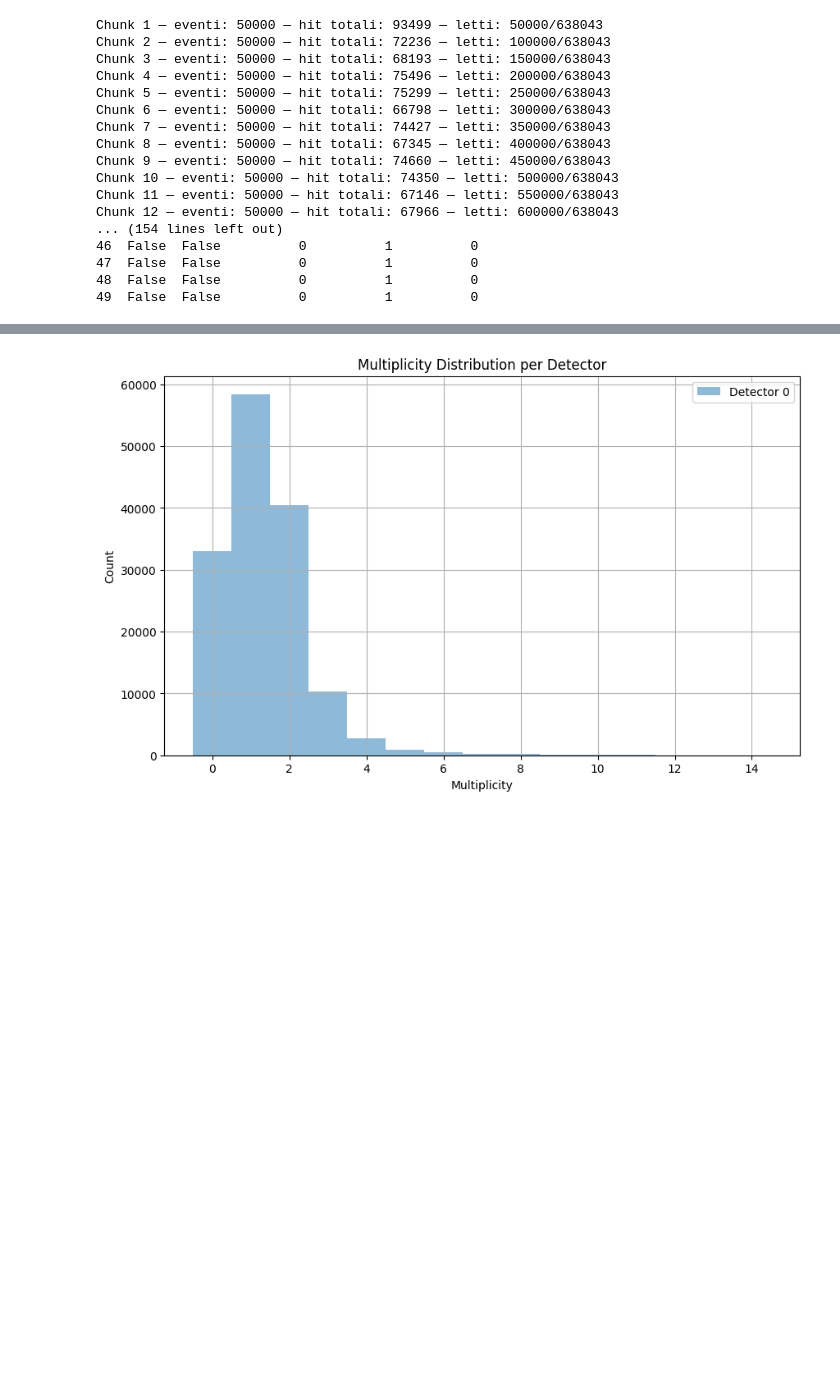
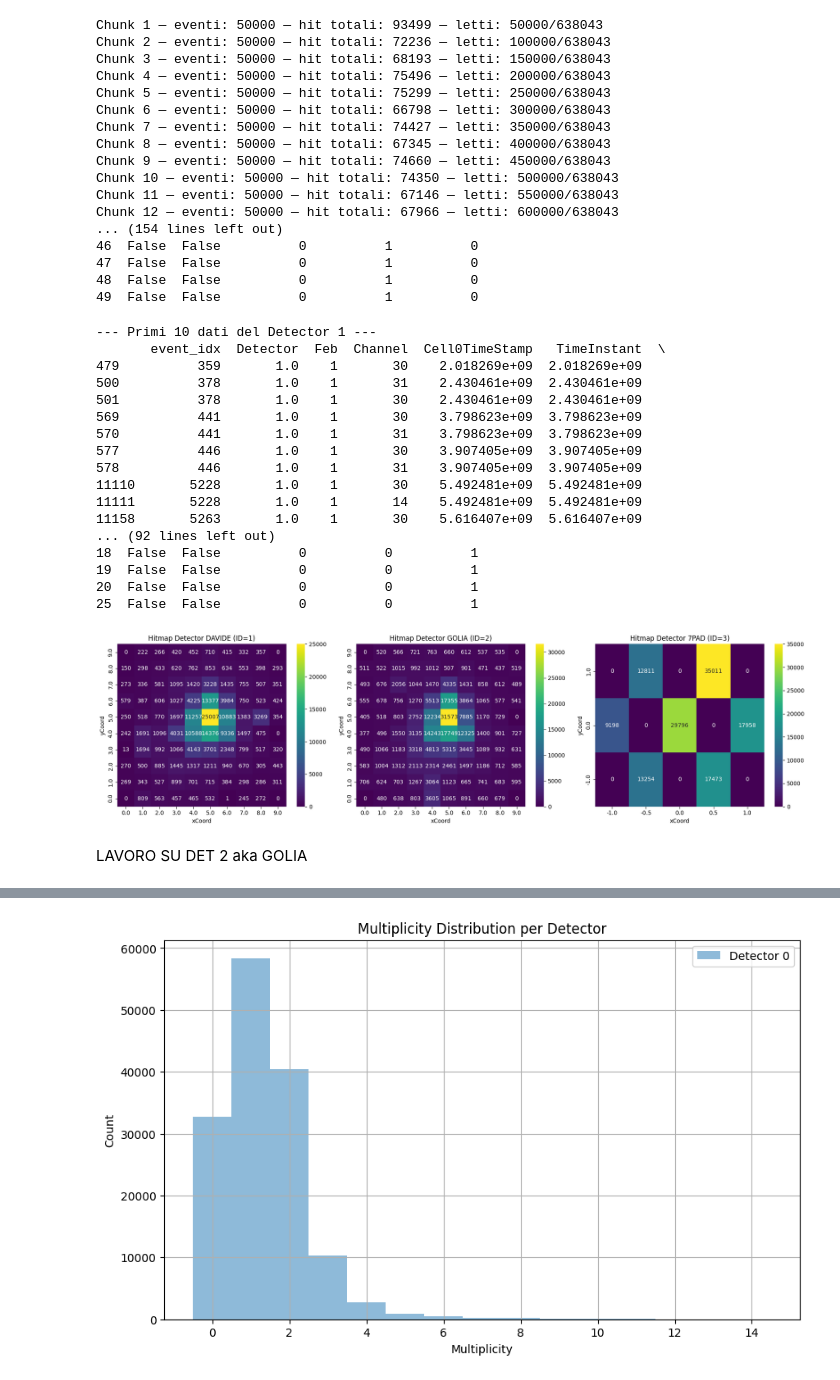
Before and after one commit to annascanu/TestbeamAnalysis, a Jupyter notebook: src/april_26_tb/efficiency_analysis.ipynb, the cells around one changed output, grey strips where cells are left out. Cells and saved outputs as stored; diff of their text form; code cells hidden in the pictures; blank space fills up the shorter version.

```diff
--- a/src/april_26_tb/efficiency_analysis.ipynb
+++ b/src/april_26_tb/efficiency_analysis.ipynb
@@ -114,6 +114,72 @@ Chunk 12 — eventi: 50000 — hit totali: 67966 — letti: 600000/638043
 47  False  False          0          1          0
 48  False  False          0          1          0
 49  False  False          0          1          0
+# %%
+import seaborn as sns
+import matplotlib.pyplot as plt
+fig, axes = plt.subplots(1, 3, figsize=(18, 5))
+
+for i, det_id in enumerate([1, 2, 3]):
+    df_all = df[df['Detector'] == det_id].copy()
+
+    # Filtro extra per il Detector 2 (nota: nel tuo testo c'era scritto 3, ma l'if controllava det_id == 2)
+    if det_id == 2:
+        df_all = df_all[(df_all["xCoord"] != 9) | (df_all["yCoord"] != 5)]
+
+    print(f"--- Primi 10 dati del Detector {det_id} ---")
+    print(df_all.head(10))
+
+    # TRUCCO: Trasformiamo i dati in una matrice (Griglia X-Y)
+    # Calcola quante volte ('count') appare la combinazione di xCoord e yCoord
+    heatmap_data = df_all.pivot_table(
+        index='yCoord',
+        columns='xCoord',
+        values='Detector',  # Una colonna qualsiasi per fare il conteggio
+        aggfunc='count',
+        fill_value=0        # Mette 0 dove non ci sono hit (evita i valori NaN)
+    )
+
+    # Ora passiamo la matrice a sns.heatmap
+    sns.heatmap(
+        data=heatmap_data,
+        ax=axes[i],
+        annot=True,        # Mostra i numeri
+        fmt='d',           # 'd' mostra numeri interi (visto che sono conteggi)
+        cmap='viridis'     # Un bell'effetto per le mappe di calore
+    )
+
+    # Invertiamo l'asse Y se vuoi che l'origine (0,0) sia in basso a sinistra
+    axes[i].invert_yaxis()
+    # Impostiamo i titoli e le etichette 1==DAVIDE, 2==GOLIA, 3==7PAD
+    #crea diziponario per i titoli
+    titoli = {1: 'DAVIDE', 2: 'GOLIA', 3: '7PAD'}
+    axes[i].set_xlabel('xCoord')
+    axes[i].set_ylabel('yCoord')
+    axes[i].set_title(f'Hitmap Detector {titoli[det_id]} (ID={det_id})')
+
+plt.tight_layout()
+plt.show()
+# %% [output]
+--- Primi 10 dati del Detector 1 ---
+       event_idx  Detector  Feb  Channel  Cell0TimeStamp   TimeInstant  \
+479          359       1.0    1       30    2.018269e+09  2.018269e+09
+500          378       1.0    1       31    2.430461e+09  2.430461e+09
+501          378       1.0    1       30    2.430461e+09  2.430461e+09
+569          441       1.0    1       30    3.798623e+09  3.798623e+09
+570          441       1.0    1       31    3.798623e+09  3.798623e+09
+577          446       1.0    1       30    3.907405e+09  3.907405e+09
+578          446       1.0    1       31    3.907405e+09  3.907405e+09
+11110       5228       1.0    1       30    5.492481e+09  5.492481e+09
+11111       5228       1.0    1       14    5.492481e+09  5.492481e+09
+11158       5263       1.0    1       30    5.616407e+09  5.616407e+09
+... (92 lines left out)
+18  False  False          0          0          1
+19  False  False          0          0          1
+20  False  False          0          0          1
+25  False  False          0          0          1
+[figure, added]
+# %% [markdown]
+LAVORO SU DET 2 aka GOLIA
 # %%
 #opèerating directly on pandas DataFrame
 
```
Also changed, not shown: parts of 20 cells of this notebook, 6 other files.
